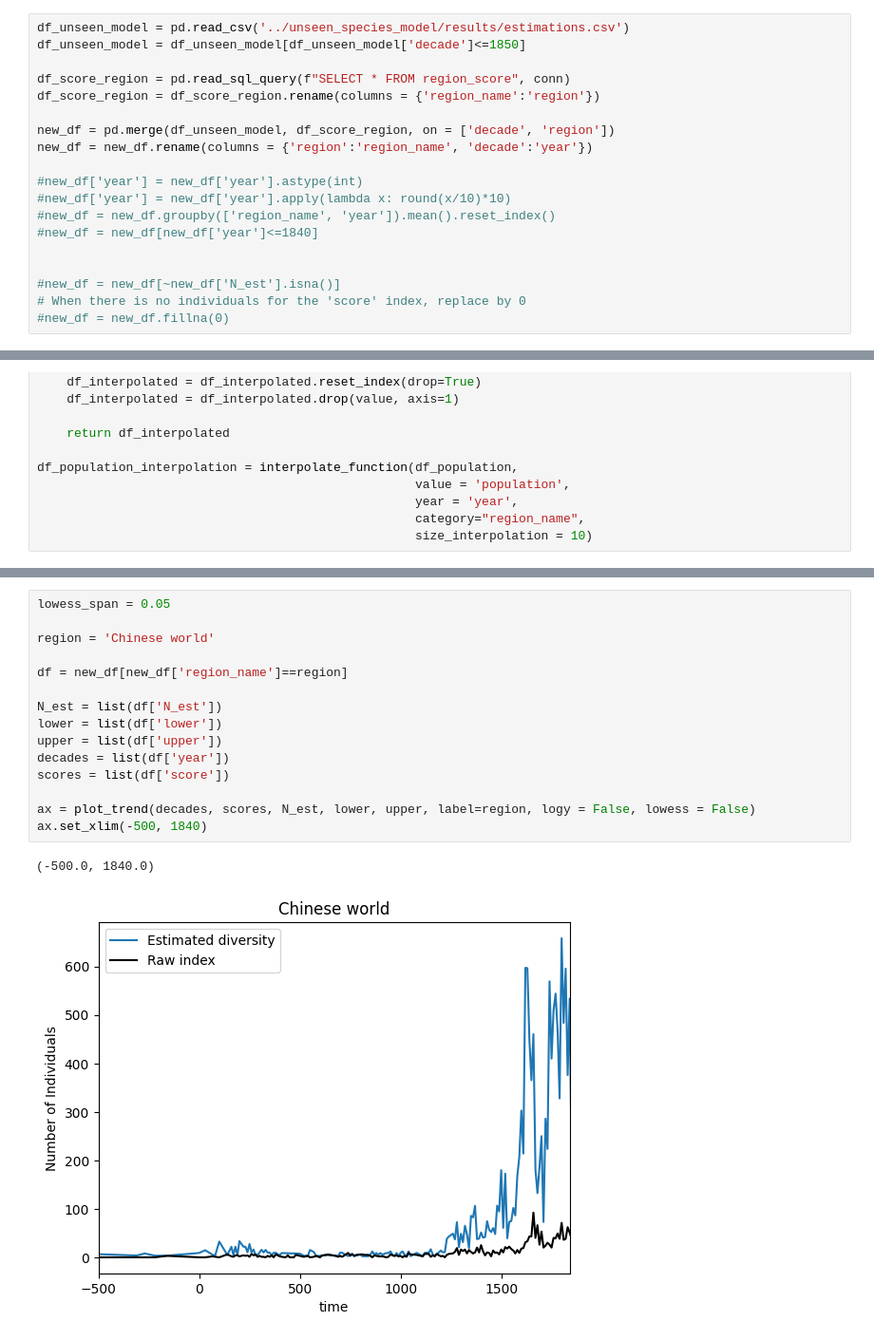
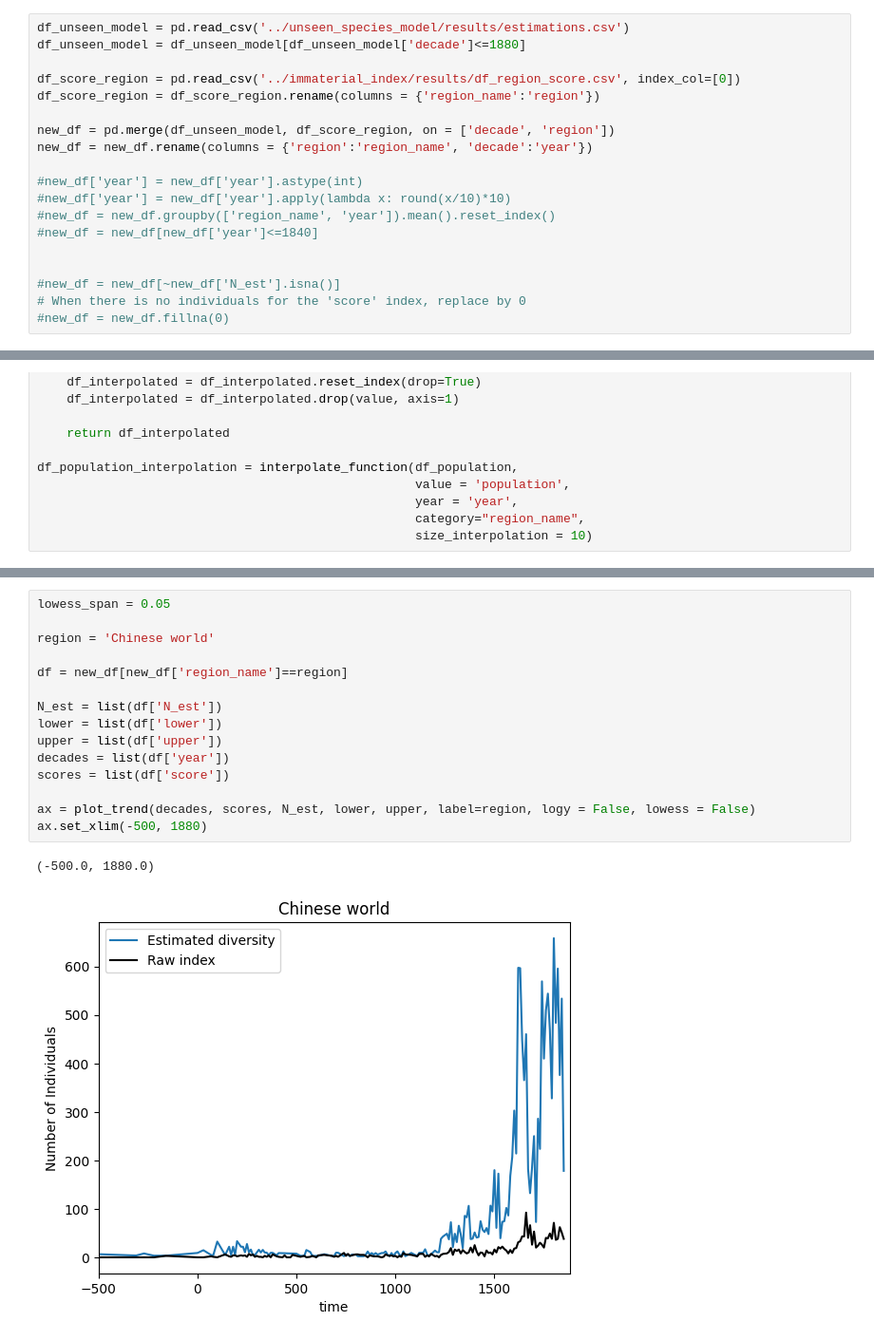
Before and after one commit to charlesdedampierre/cultura_project, a Jupyter notebook: bayesian_statistics/make_stats.ipynb, the cells around one changed output, grey strips where cells are left out. Shown at 95% size. Saved outputs shown, nothing was run; the diff lists cells and outputs as text.

```diff
--- a/bayesian_statistics/make_stats.ipynb
+++ b/bayesian_statistics/make_stats.ipynb
@@ -18,8 +28,8 @@ conn = sqlite3.connect(DB_PATH)
 # %%
 df_unseen_model = pd.read_csv('../unseen_species_model/results/estimations.csv')
-df_unseen_model = df_unseen_model[df_unseen_model['decade']<=1850]
+df_unseen_model = df_unseen_model[df_unseen_model['decade']<=1880]
 
-df_score_region = pd.read_sql_query(f"SELECT * FROM region_score", conn)
+df_score_region = pd.read_csv('../immaterial_index/results/df_region_score.csv', index_col=[0])
 df_score_region = df_score_region.rename(columns = {'region_name':'region'})
 
 new_df = pd.merge(df_unseen_model, df_score_region, on = ['decade', 'region'])
@@ -206,18 +223,18 @@ def plot_trend(decades, scores, N_est, lower, upper, color="C0", label=None, ax=
 # %%
 lowess_span = 0.05
 
 region = 'Chinese world'
 
 df = new_df[new_df['region_name']==region]
 
 N_est = list(df['N_est'])
 lower = list(df['lower'])
 upper = list(df['upper'])
 decades = list(df['year'])
 scores = list(df['score'])
 
 ax = plot_trend(decades, scores, N_est, lower, upper, label=region, logy = False, lowess = False)
-ax.set_xlim(-500, 1840)
+ax.set_xlim(-500, 1880)
 # %% [output]
-(-500.0, 1840.0)
+(-500.0, 1880.0)
-[figure, old version]
+[figure, new version]
```
Also changed, not shown: parts of 19 cells of this notebook, 39 other files.
